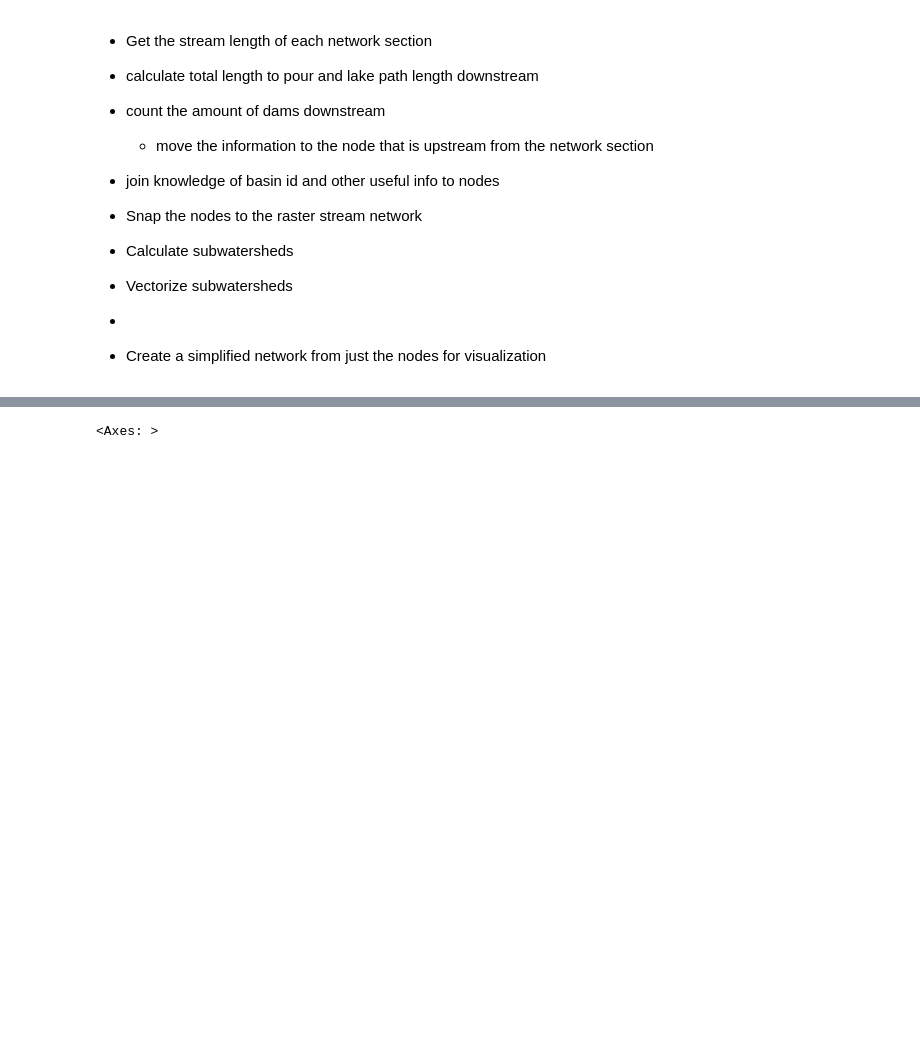
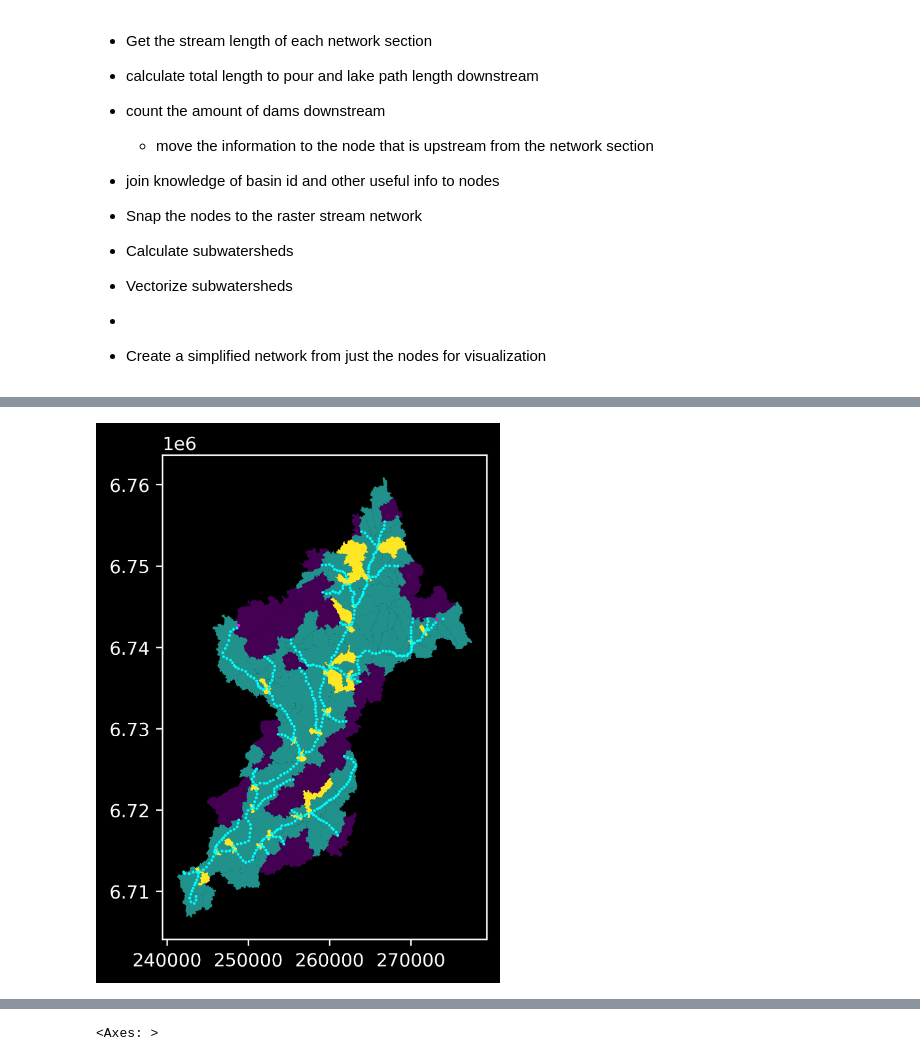
Before and after one commit to iiroseppa/CAMELS-FI, a Jupyter notebook: network_analysis/stream_processing_v2.ipynb, the cells around one changed output, grey strips where cells are left out. Drawn from its saved outputs; the diff is of its cells as text; code cells hidden in the pictures; blank space fills up the shorter version.

```diff
--- a/network_analysis/stream_processing_v2.ipynb
+++ b/network_analysis/stream_processing_v2.ipynb
@@ -298,0 +371,27 @@ plt.axis('off')
+# %%
+"""
+Transforming the subwatersheds from raster to vector
+"""
+
+subwatersheds = geopd.GeoDataFrame(columns=['Paikka_Id', 'main_basin_index', 'geometry'], crs=watershed.crs, geometry='geometry')
+
+with rasterio.open(subwatershed_path, 'r') as src:
+        # Using 8 connectiivity, should be tested to see if it causes problems
+        shapes = features.shapes(rasterio.band(src, 1), mask=src.read_masks(1), connectivity=8)
+
+        polys = list(shapes)
+        geoms = [shapely.geometry.shape(i[0]) for i in polys]
+
+
+        # add the biggest
+        for i, part in enumerate(geoms):
+
+            subwatersheds.loc[len(subwatersheds.index)] = [place_id, watershed.iloc[0].main_basin_index, geoms[i]]
+subwatersheds = subwatersheds.set_crs(nodes.crs)
+assert len(subwatersheds) == len(nodes)
+
+# Setting some attributes
+subwatersheds['area_m2'] = subwatersheds.area
+subwatersheds = geopd.sjoin(subwatersheds, nodes, rsuffix='nodes')
+assert len(subwatersheds) == subwatersheds.id.nunique()
+subwatersheds = subwatersheds.drop("index_nodes", axis=1)
@@ -299 +410,6 @@ plt.axis('off')
+# %%
+ax = subwatersheds.plot('in_connect')
+ax = nodes.plot('lake', ax=ax, markersize=0.3, cmap='cool')
+# %% [output]
+[figure, added]
 # %%
```
Also changed, not shown: parts of 10 cells of this notebook, 1 other file.
